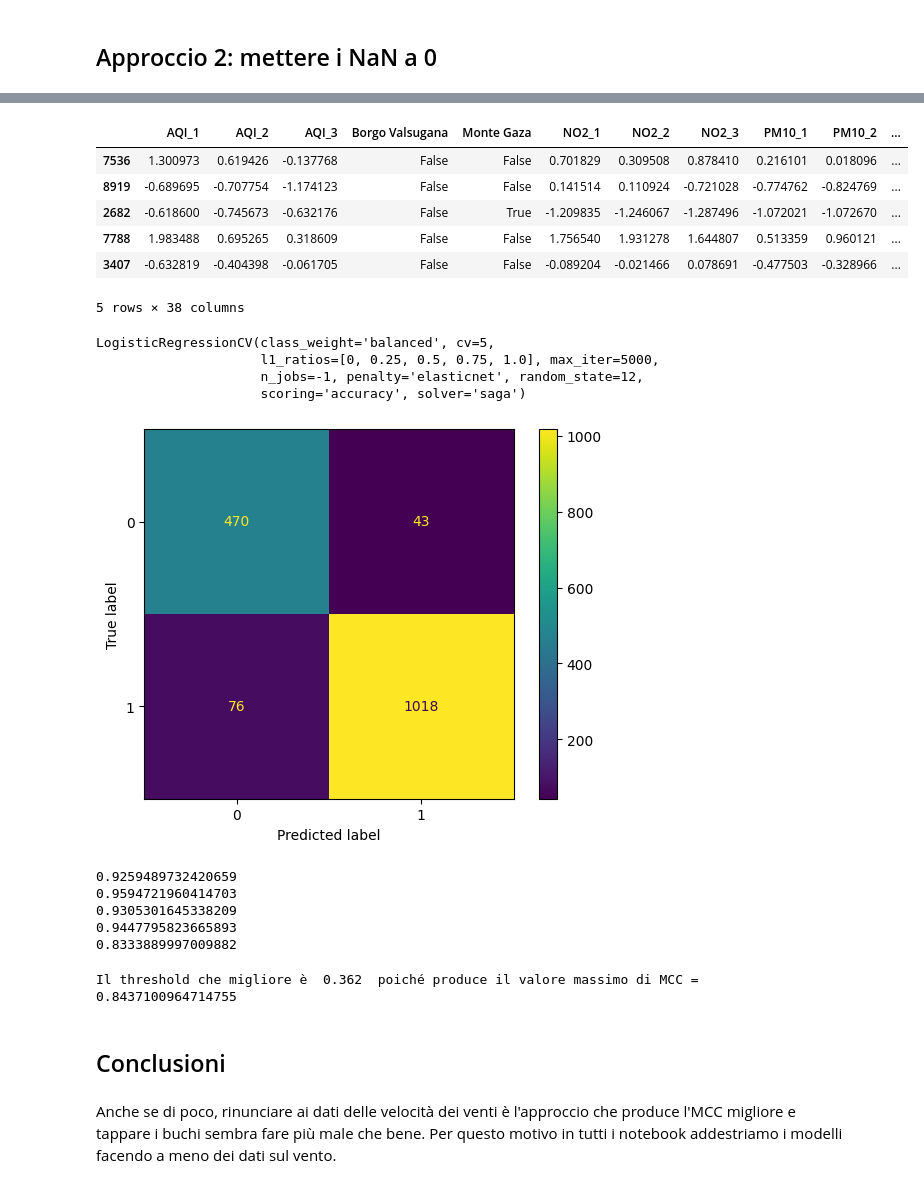
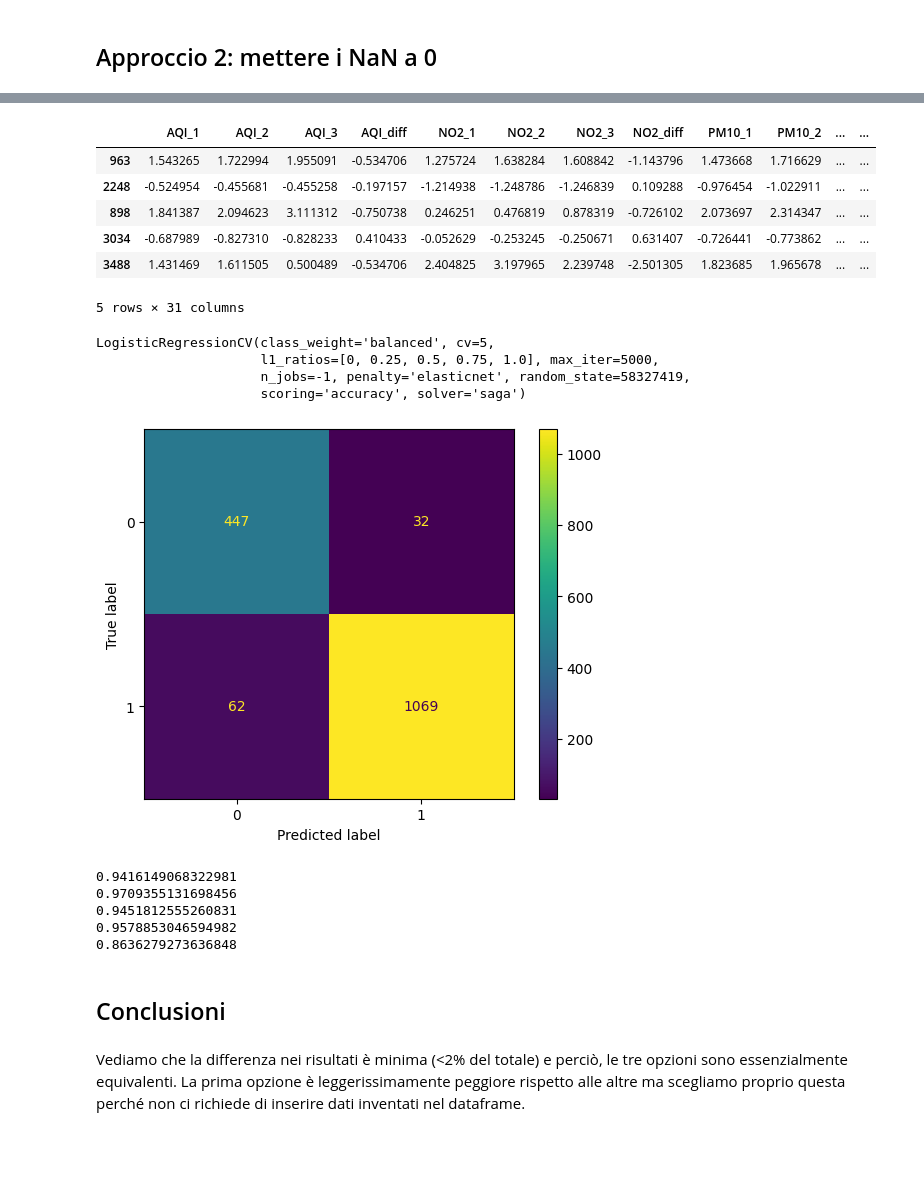
Before and after one commit to CarloDegasperi/DataScience, a Jupyter notebook: notebooks/appendix/09_winds_appendix.ipynb, the cells around one changed output, grey strips where cells are left out. Cells and saved outputs as stored; diff of their text form; code cells hidden in the pictures; blank space fills up the shorter version.

```diff
--- a/notebooks/appendix/09_winds_appendix.ipynb
+++ b/notebooks/appendix/09_winds_appendix.ipynb
@@ -281,9 +244,9 @@ Il threshold che migliore è  0.352  poiché produce il valore massimo di MCC =
 # %%
-df_3 = classification_df.copy()
+df_3 = binary_class_df.copy()
 
 # togliamo le eventuali righe in cui sono rimasti NaN
 # per il momento lasciamo i NaN nelle colonne delle precipitazioni perché li sostituiremo dopo e altrimenti butteremmo via più righe del necessario
-cols_to_check = df_3.columns.difference(speeds)
+cols_to_check = df_3.columns.difference(['winds_spd'])
 df_3 = df_3.dropna(subset=cols_to_check)
 
 df_3.head()
@@ -298,40 +261,40 @@ df_3.head()
 # %%
 feature_cols = df_3.columns.difference(['target'])
 
 # creiamo train, valid e test
 X_train, X_test, y_train, y_test= train_test_split(df_3[feature_cols], df_3['target'], test_size=0.2, random_state=seed)
 
 # riscalo mettendo la media a 0 e la deviazione std a 1
 non_num_features = ['day', 'hour', 'monday', 'tuesday', 'wednesday', 'thursday', 'friday', 'saturday', 'sunday', 'Borgo Valsugana', 'Monte Gaza', 'Parco S. Chiara',
                     'Rovereto', 'Via Bolzano']
 num_features = X_train.columns.difference(non_num_features)
 
 # in questo caso scegliamo di calcolare la media (che poi useremo per sostituire i NaN) solo dopo aver separato i dati, in questo modo evitiamo
 # data leakage
-train_mean = X_train[speeds].mean()
+train_mean = X_train['winds_spd'].mean()
 for i in [X_train, X_test]:
-    i[speeds] = i[speeds].fillna(train_mean)
+    i['winds_spd'] = i['winds_spd'].fillna(train_mean)
 
 
 scaler = StandardScaler()
 scaled_num_X_train = scaler.fit_transform(X_train[num_features])
 scaled_num_X_test = scaler.transform(X_test[num_features])
 
 scaled_X_train = X_train.copy()
 scaled_X_test = X_test.copy()
 
 scaled_X_train[num_features] = scaled_num_X_train
 scaled_X_test[num_features] = scaled_num_X_test
 
 scaled_X_train.head()
 # %% [output]
-|  | AQI_1 | AQI_2 | AQI_3 | Borgo Valsugana | Monte Gaza | NO2_1 | NO2_2 | NO2_3 | PM10_1 | PM10_2 | ... |
-| 7536 | 1.300973 | 0.619426 | -0.137768 | False | False | 0.701829 | 0.309508 | 0.878410 | 0.216101 | 0.018096 | ... |
-| 8919 | -0.689695 | -0.707754 | -1.174123 | False | False | 0.141514 | 0.110924 | -0.721028 | -0.774762 | -0.824769 | ... |
-| 2682 | -0.618600 | -0.745673 | -0.632176 | False | True | -1.209835 | -1.246067 | -1.287496 | -1.072021 | -1.072670 | ... |
-| 7788 | 1.983488 | 0.695265 | 0.318609 | False | False | 1.756540 | 1.931278 | 1.644807 | 0.513359 | 0.960121 | ... |
-| 3407 | -0.632819 | -0.404398 | -0.061705 | False | False | -0.089204 | -0.021466 | 0.078691 | -0.477503 | -0.328966 | ... |
+|  | AQI_1 | AQI_2 | AQI_3 | AQI_diff | NO2_1 | NO2_2 | NO2_3 | NO2_diff | PM10_1 | PM10_2 | ... | ... |
+| 963 | 1.543265 | 1.722994 | 1.955091 | -0.534706 | 1.275724 | 1.638284 | 1.608842 | -1.143796 | 1.473668 | 1.716629 | ... | ... |
+| 2248 | -0.524954 | -0.455681 | -0.455258 | -0.197157 | -1.214938 | -1.248786 | -1.246839 | 0.109288 | -0.976454 | -1.022911 | ... | ... |
+| 898 | 1.841387 | 2.094623 | 3.111312 | -0.750738 | 0.246251 | 0.476819 | 0.878319 | -0.726102 | 2.073697 | 2.314347 | ... | ... |
+| 3034 | -0.687989 | -0.827310 | -0.828233 | 0.410433 | -0.052629 | -0.253245 | -0.250671 | 0.631407 | -0.726441 | -0.773862 | ... | ... |
+| 3488 | 1.431469 | 1.611505 | 0.500489 | -0.534706 | 2.404825 | 3.197965 | 2.239748 | -2.501305 | 1.823685 | 1.965678 | ... | ... |
-5 rows × 38 columns
+5 rows × 31 columns
 # %%
 # inizializziamo il classificatore
 LR3 = LogisticRegressionCV(
@@ -351,7 +314,7 @@ LR3.fit(scaled_X_train,y_train)
 # %% [output]
 LogisticRegressionCV(class_weight='balanced', cv=5,
                      l1_ratios=[0, 0.25, 0.5, 0.75, 1.0], max_iter=5000,
-                     n_jobs=-1, penalty='elasticnet', random_state=12,
+                     n_jobs=-1, penalty='elasticnet', random_state=58327419,
                      scoring='accuracy', solver='saga')
 # %%
 # disegnamo la confusion matrix in modo da capire se il nostro modello funziona o no
@@ -360,7 +323,7 @@ metrics.ConfusionMatrixDisplay.from_predictions(y_test,y_pred,display_labels=LR3
 
 plt.show()
 # %% [output]
-[figure, old version]
+[figure, new version]
 # %%
 # misuriamo la performance del nostro classificatore
 accuracy    = metrics.accuracy_score    (y_test, y_pred) # pos_label indica la label positiva
@@ -369,39 +332,21 @@ recall      = metrics.recall_score      (y_test, y_pred)
 f1_score    = metrics.f1_score          (y_test, y_pred)
 MCC_score   = metrics.matthews_corrcoef (y_test, y_pred)
 
+MCC_score_3 = MCC_score
+
 print(accuracy)
 print(precision)
 print(recall)
 print(f1_score)
 print(MCC_score)
 # %% [output]
-0.9259489732420659
-0.9594721960414703
-0.9305301645338209
-0.9447795823665893
-0.8333889997009882
+0.9416149068322981
+0.9709355131698456
+0.9451812555260831
+0.9578853046594982
+0.8636279273636848
-# %%
-# Ottimizzazione threshold
-y_proba = LR3.predict_proba(scaled_X_test)[:, 1]
-thresholds = np.linspace(0, 1, 1001)
-
-best_mcc = -1
-best_threshold = None
-
-for t in thresholds:
-    y_pred = (y_proba >= t).astype(int)
-
-    mcc = metrics.matthews_corrcoef(y_test, y_pred)
-
-    if mcc > best_mcc:
-        best_mcc = mcc
-        best_threshold = t
-
-print('Il threshold che migliore è ', best_threshold, ' poiché produce il valore massimo di MCC = ', best_mcc)
-# %% [output]
-Il threshold che migliore è  0.362  poiché produce il valore massimo di MCC =  0.8437100964714755
 # %% [markdown]
 ## Conclusioni
 # %% [markdown]
-Anche se di poco, rinunciare ai dati delle velocità dei venti è l'approccio che produce l'MCC migliore e tappare i buchi sembra fare più male che bene. Per questo motivo in tutti i notebook addestriamo i modelli facendo a meno dei dati sul vento.
+Vediamo che la differenza nei risultati è minima (<2% del totale) e perciò, le tre opzioni sono essenzialmente equivalenti. La prima opzione è leggerissimamente peggiore rispetto alle altre ma scegliamo proprio questa perché non ci richiede di inserire dati inventati nel dataframe.
 # %%
```
Also changed, not shown: parts of 16 cells of this notebook.
